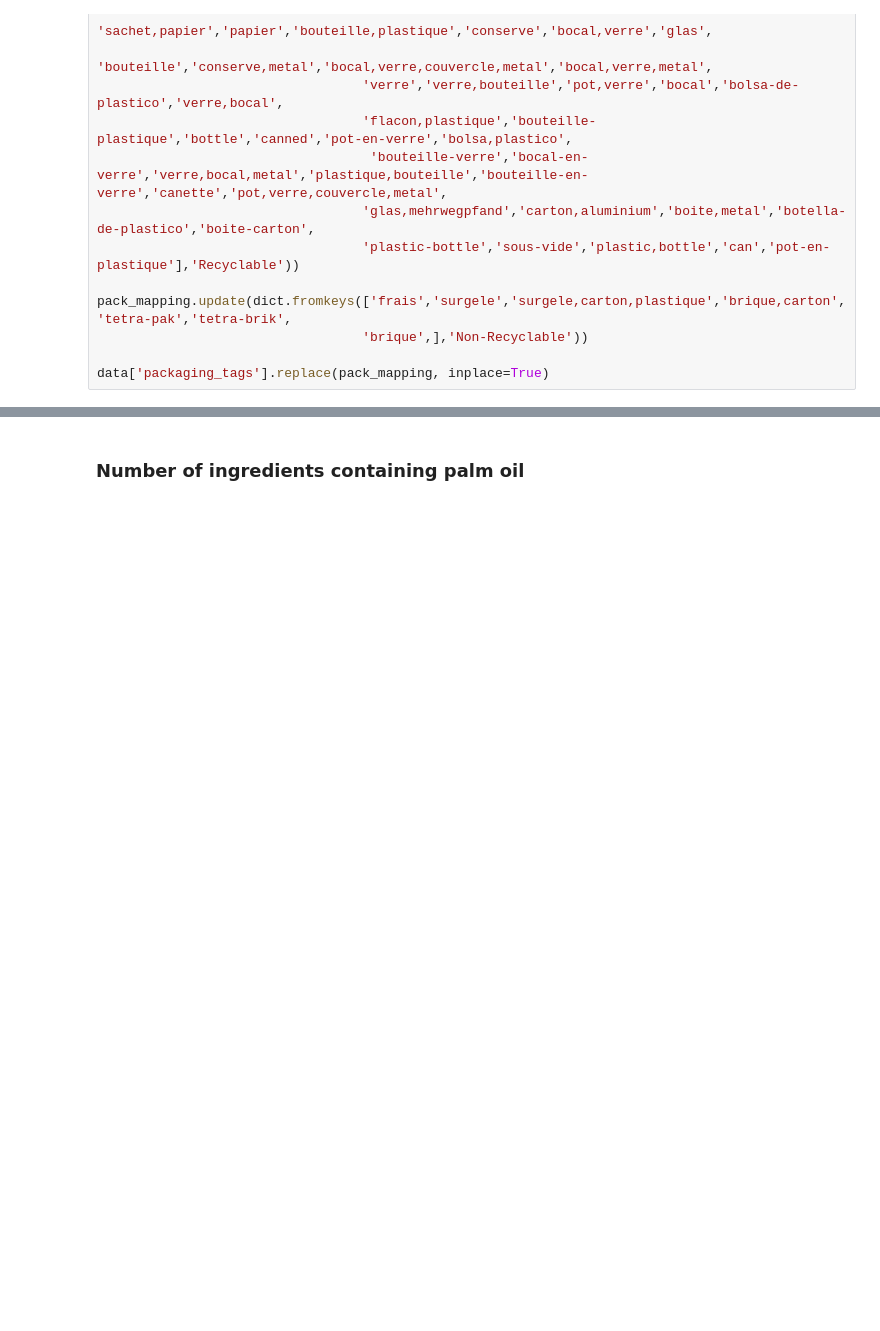
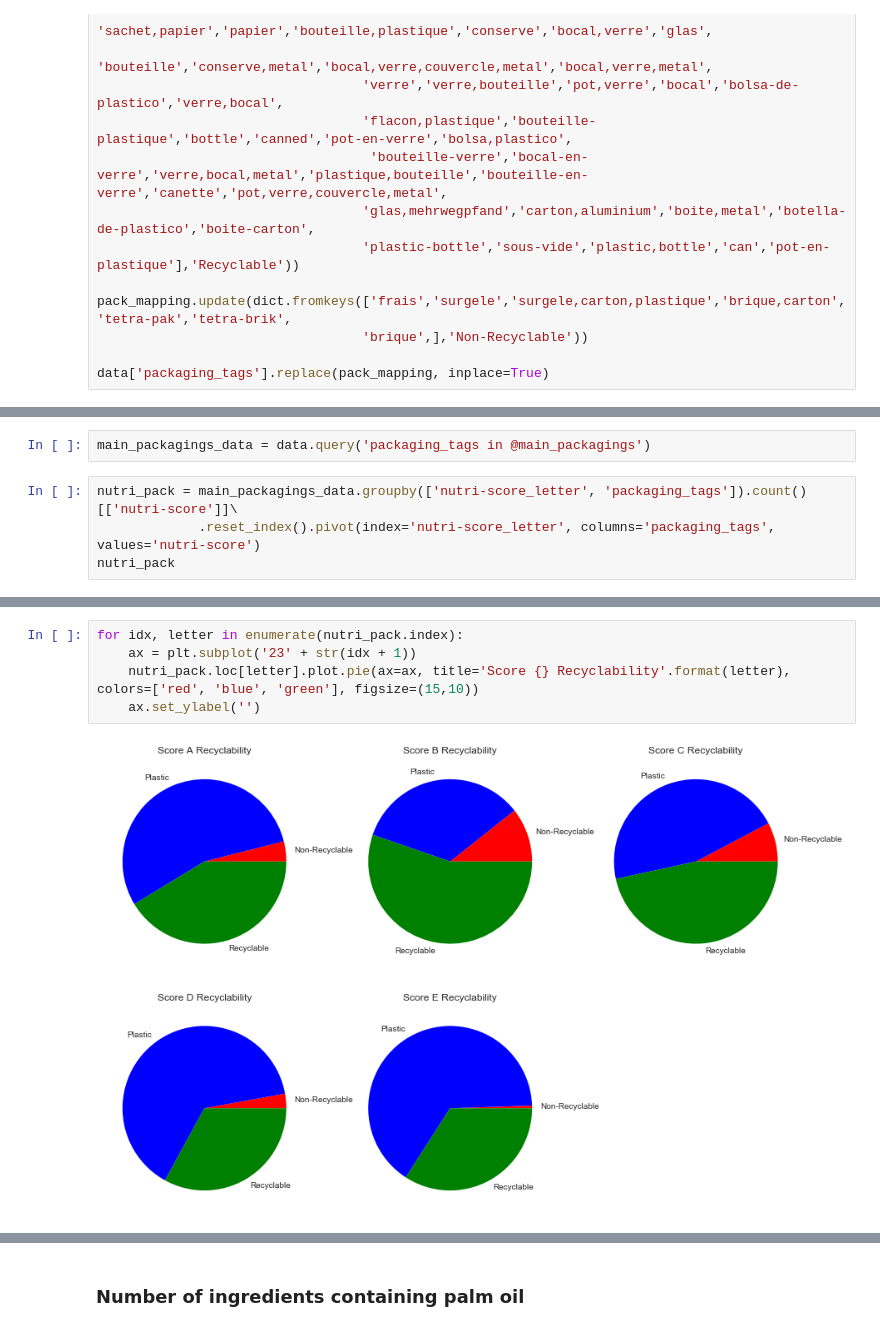
Before and after one commit to Painguin/smart_rams_project, a Jupyter notebook: Project.ipynb, the cells around one changed output, grey strips where cells are left out. Saved outputs shown, nothing was run; the diff lists cells and outputs as text; blank space fills up the shorter version.

```diff
--- a/Project.ipynb
+++ b/Project.ipynb
@@ -646,0 +625,6 @@ nutri_pack.loc['E'].plot.pie(ax=plt.subplot(235), title='Packaging Score E');
+# %%
+main_packagings_data = data.query('packaging_tags in @main_packagings')
+# %%
+nutri_pack = main_packagings_data.groupby(['nutri-score_letter', 'packaging_tags']).count()[['nutri-score']]\
+             .reset_index().pivot(index='nutri-score_letter', columns='packaging_tags', values='nutri-score')
+nutri_pack
@@ -646,0 +639,7 @@ nutri_pack.loc['E'].plot.pie(ax=plt.subplot(235), title='Packaging Score E');
+# %%
+for idx, letter in enumerate(nutri_pack.index):
+    ax = plt.subplot('23' + str(idx + 1))
+    nutri_pack.loc[letter].plot.pie(ax=ax, title='Score {} Recyclability'.format(letter), colors=['red', 'blue', 'green'], figsize=(15,10))
+    ax.set_ylabel('')
+# %% [output]
+[figure, added]
```
Also changed, not shown: parts of 22 cells of this notebook.
